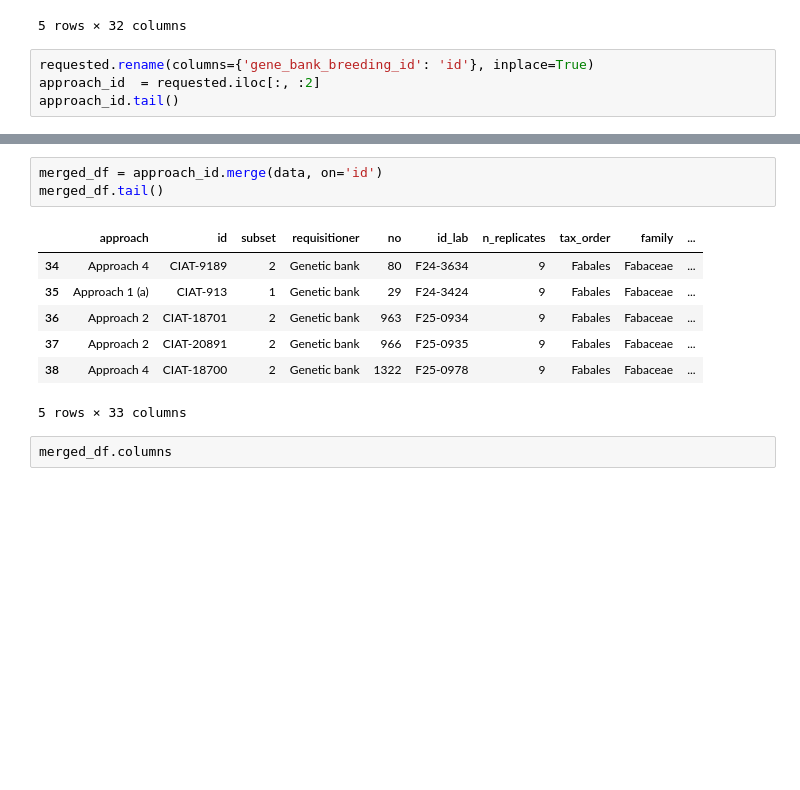
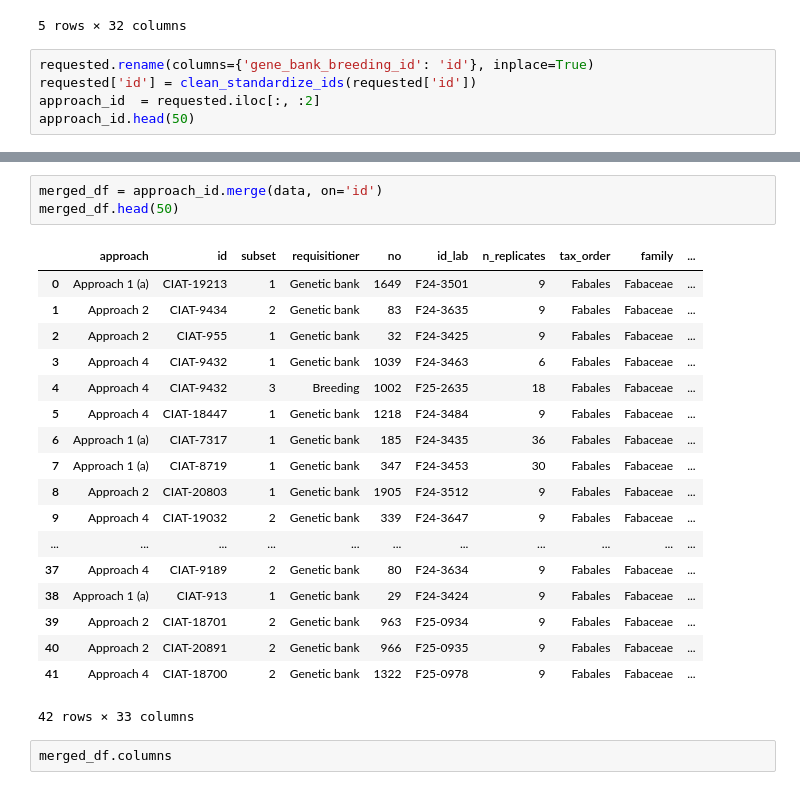
Before and after one commit to maurope/lmf, a Jupyter notebook: notebooks/2026/2026_05_22_data_delivery.ipynb, the cells around one changed output, grey strips where cells are left out. Drawn from its saved outputs; the diff is of its cells as text; blank space fills up the shorter version.

```diff
--- a/notebooks/2026/2026_05_22_data_delivery.ipynb
+++ b/notebooks/2026/2026_05_22_data_delivery.ipynb
@@ -215,7 +226,8 @@ data.head()
 5 rows × 32 columns
 # %%
 requested.rename(columns={'gene_bank_breeding_id': 'id'}, inplace=True)
+requested['id'] = clean_standardize_ids(requested['id'])
 approach_id  = requested.iloc[:, :2]
-approach_id.tail()
+approach_id.head(50)
 # %% [output]
 |  | approach | id |
@@ -226,15 +249,26 @@ approach_id.tail()
 | 42 | Approach 4 | CIAT-18700 |
 # %%
 merged_df = approach_id.merge(data, on='id')
-merged_df.tail()
+merged_df.head(50)
 # %% [output]
 |  | approach | id | subset | requisitioner | no | id_lab | n_replicates | tax_order | family | ... |
-| 34 | Approach 4 | CIAT-9189 | 2 | Genetic bank | 80 | F24-3634 | 9 | Fabales | Fabaceae | ... |
-| 35 | Approach 1 (a) | CIAT-913 | 1 | Genetic bank | 29 | F24-3424 | 9 | Fabales | Fabaceae | ... |
-| 36 | Approach 2 | CIAT-18701 | 2 | Genetic bank | 963 | F25-0934 | 9 | Fabales | Fabaceae | ... |
-| 37 | Approach 2 | CIAT-20891 | 2 | Genetic bank | 966 | F25-0935 | 9 | Fabales | Fabaceae | ... |
-| 38 | Approach 4 | CIAT-18700 | 2 | Genetic bank | 1322 | F25-0978 | 9 | Fabales | Fabaceae | ... |
+| 0 | Approach 1 (a) | CIAT-19213 | 1 | Genetic bank | 1649 | F24-3501 | 9 | Fabales | Fabaceae | ... |
+| 1 | Approach 2 | CIAT-9434 | 2 | Genetic bank | 83 | F24-3635 | 9 | Fabales | Fabaceae | ... |
+| 2 | Approach 2 | CIAT-955 | 1 | Genetic bank | 32 | F24-3425 | 9 | Fabales | Fabaceae | ... |
+| 3 | Approach 4 | CIAT-9432 | 1 | Genetic bank | 1039 | F24-3463 | 6 | Fabales | Fabaceae | ... |
+| 4 | Approach 4 | CIAT-9432 | 3 | Breeding | 1002 | F25-2635 | 18 | Fabales | Fabaceae | ... |
+| 5 | Approach 4 | CIAT-18447 | 1 | Genetic bank | 1218 | F24-3484 | 9 | Fabales | Fabaceae | ... |
+| 6 | Approach 1 (a) | CIAT-7317 | 1 | Genetic bank | 185 | F24-3435 | 36 | Fabales | Fabaceae | ... |
+| 7 | Approach 1 (a) | CIAT-8719 | 1 | Genetic bank | 347 | F24-3453 | 30 | Fabales | Fabaceae | ... |
+| 8 | Approach 2 | CIAT-20803 | 1 | Genetic bank | 1905 | F24-3512 | 9 | Fabales | Fabaceae | ... |
+| 9 | Approach 4 | CIAT-19032 | 2 | Genetic bank | 339 | F24-3647 | 9 | Fabales | Fabaceae | ... |
+| ... | ... | ... | ... | ... | ... | ... | ... | ... | ... | ... |
+| 37 | Approach 4 | CIAT-9189 | 2 | Genetic bank | 80 | F24-3634 | 9 | Fabales | Fabaceae | ... |
+| 38 | Approach 1 (a) | CIAT-913 | 1 | Genetic bank | 29 | F24-3424 | 9 | Fabales | Fabaceae | ... |
+| 39 | Approach 2 | CIAT-18701 | 2 | Genetic bank | 963 | F25-0934 | 9 | Fabales | Fabaceae | ... |
+| 40 | Approach 2 | CIAT-20891 | 2 | Genetic bank | 966 | F25-0935 | 9 | Fabales | Fabaceae | ... |
+| 41 | Approach 4 | CIAT-18700 | 2 | Genetic bank | 1322 | F25-0978 | 9 | Fabales | Fabaceae | ... |
-5 rows × 33 columns
+42 rows × 33 columns
 # %%
 merged_df.columns
 # %% [output]
```
Also changed, not shown: parts of 6 cells of this notebook, 6 other files.
